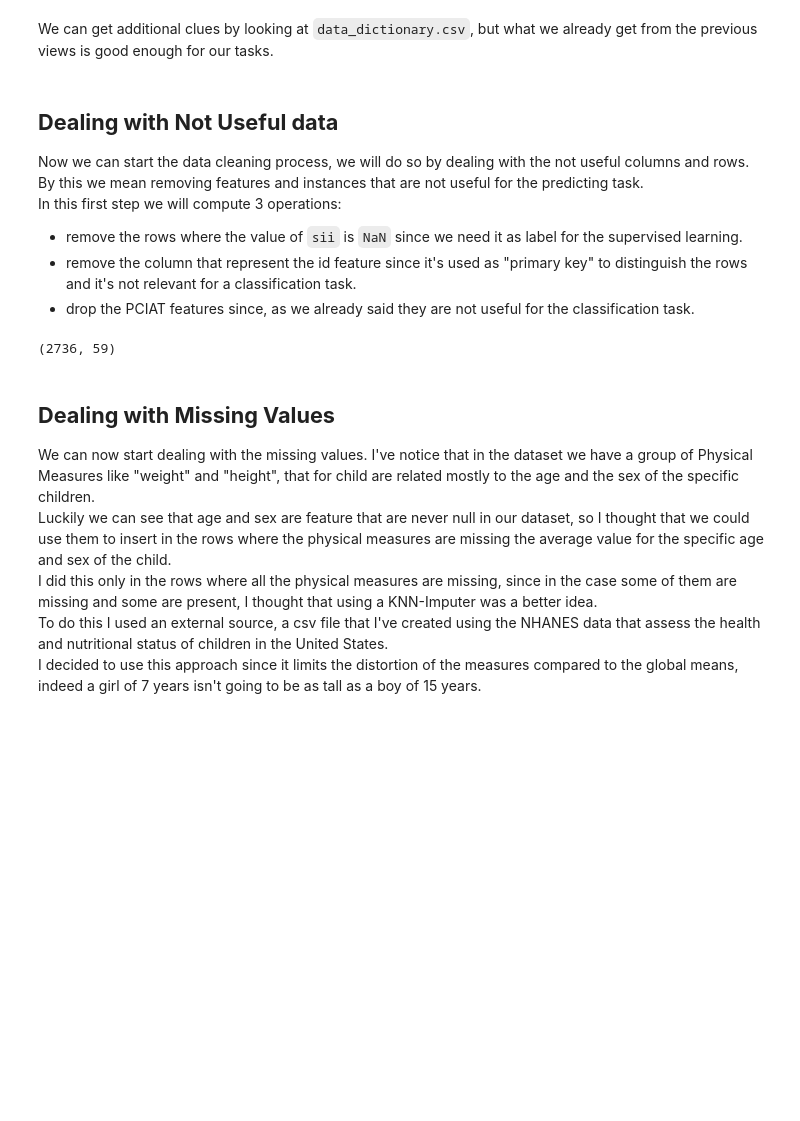
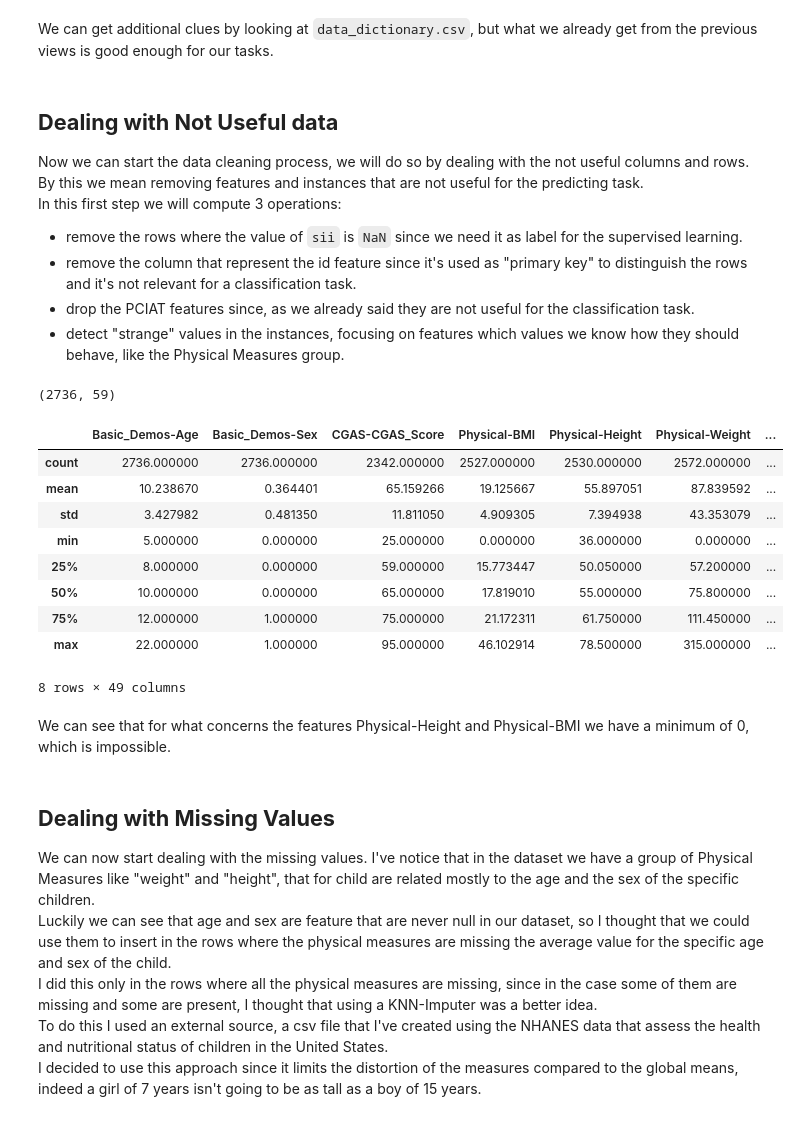
Before and after one commit to Pizz0x/Child-Mind, a Jupyter notebook: 1_DataCleaning.ipynb, the cells around one changed output. Drawn from its saved outputs; the diff is of its cells as text; code cells hidden in the pictures; blank space fills up the shorter version.

```diff
--- a/1_DataCleaning.ipynb
+++ b/1_DataCleaning.ipynb
@@ -121,20 +121,34 @@ In this first step we will compute 3 operations:
 - remove the rows where the value of `sii` is `NaN` since we need it as label for the supervised learning.
 - remove the column that represent the id feature since it's used as "primary key" to distinguish the rows and it's not relevant for a classification task.
 - drop the PCIAT features since, as we already said they are not useful for the classification task.
+- detect "strange" values in the instances, focusing on features which values we know how they should behave, like the Physical Measures group.
 # %%
 # remove rows where the value of sii is NaN
 df_train.dropna(subset=['sii'], inplace=True)
 
 # remove the id column
 del df_train['id']
 
 # remove the PCIAT features
 for col in features_toremove: # this time we remove the PCIAT features from the train set
     del df_train[col]
 df_train.dropna(subset=['sii'], inplace=True)
 print(df_train.shape)
+df_train.describe()
 # %% [output]
 (2736, 59)
+|  | Basic_Demos-Age | Basic_Demos-Sex | CGAS-CGAS_Score | Physical-BMI | Physical-Height | Physical-Weight | ... |
+| count | 2736.000000 | 2736.000000 | 2342.000000 | 2527.000000 | 2530.000000 | 2572.000000 | ... |
+| mean | 10.238670 | 0.364401 | 65.159266 | 19.125667 | 55.897051 | 87.839592 | ... |
+| std | 3.427982 | 0.481350 | 11.811050 | 4.909305 | 7.394938 | 43.353079 | ... |
+| min | 5.000000 | 0.000000 | 25.000000 | 0.000000 | 36.000000 | 0.000000 | ... |
+| 25% | 8.000000 | 0.000000 | 59.000000 | 15.773447 | 50.050000 | 57.200000 | ... |
+| 50% | 10.000000 | 0.000000 | 65.000000 | 17.819010 | 55.000000 | 75.800000 | ... |
+| 75% | 12.000000 | 1.000000 | 75.000000 | 21.172311 | 61.750000 | 111.450000 | ... |
+| max | 22.000000 | 1.000000 | 95.000000 | 46.102914 | 78.500000 | 315.000000 | ... |
+8 rows × 49 columns
+# %% [markdown]
+We can see that for what concerns the features Physical-Height and Physical-BMI we have a minimum of 0, which is impossible.
 # %% [markdown]
 ## **Dealing with Missing Values**
 We can now start dealing with the missing values.
```
Also changed, not shown: parts of 2 cells of this notebook.
